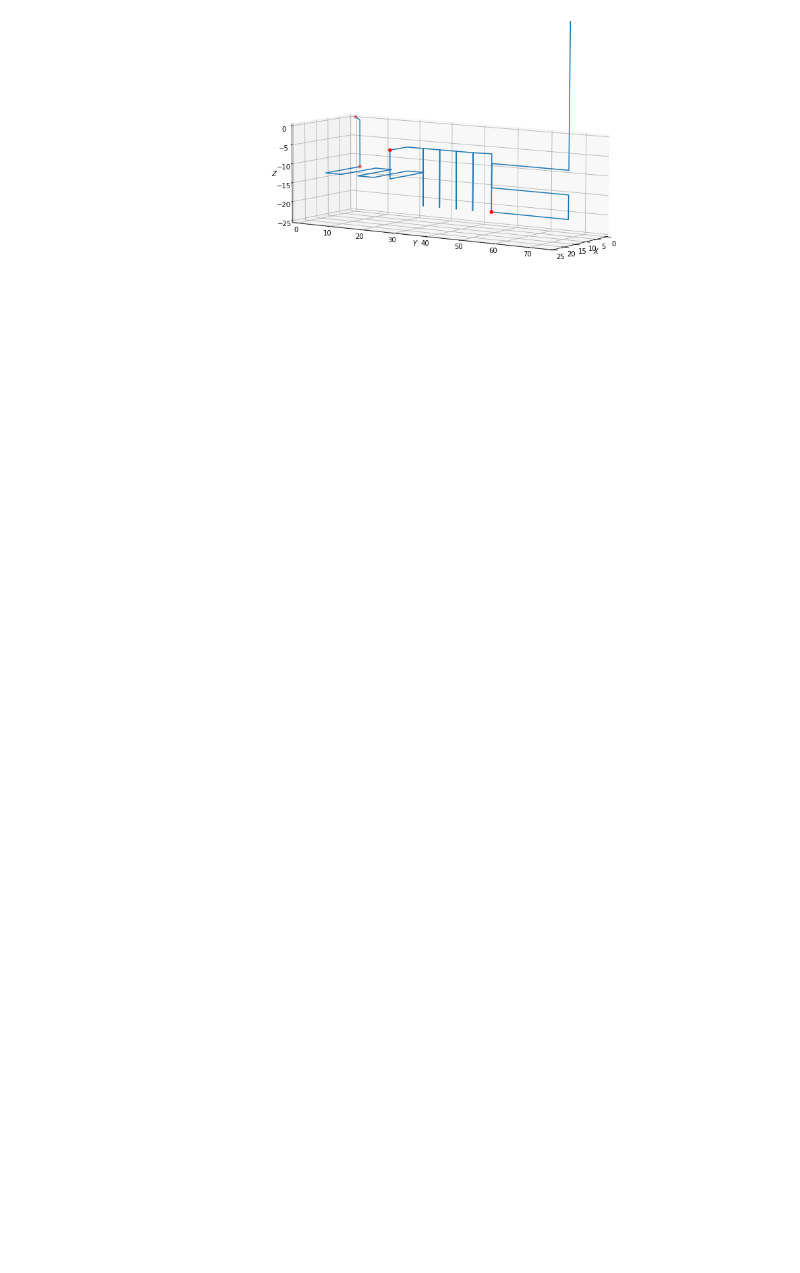
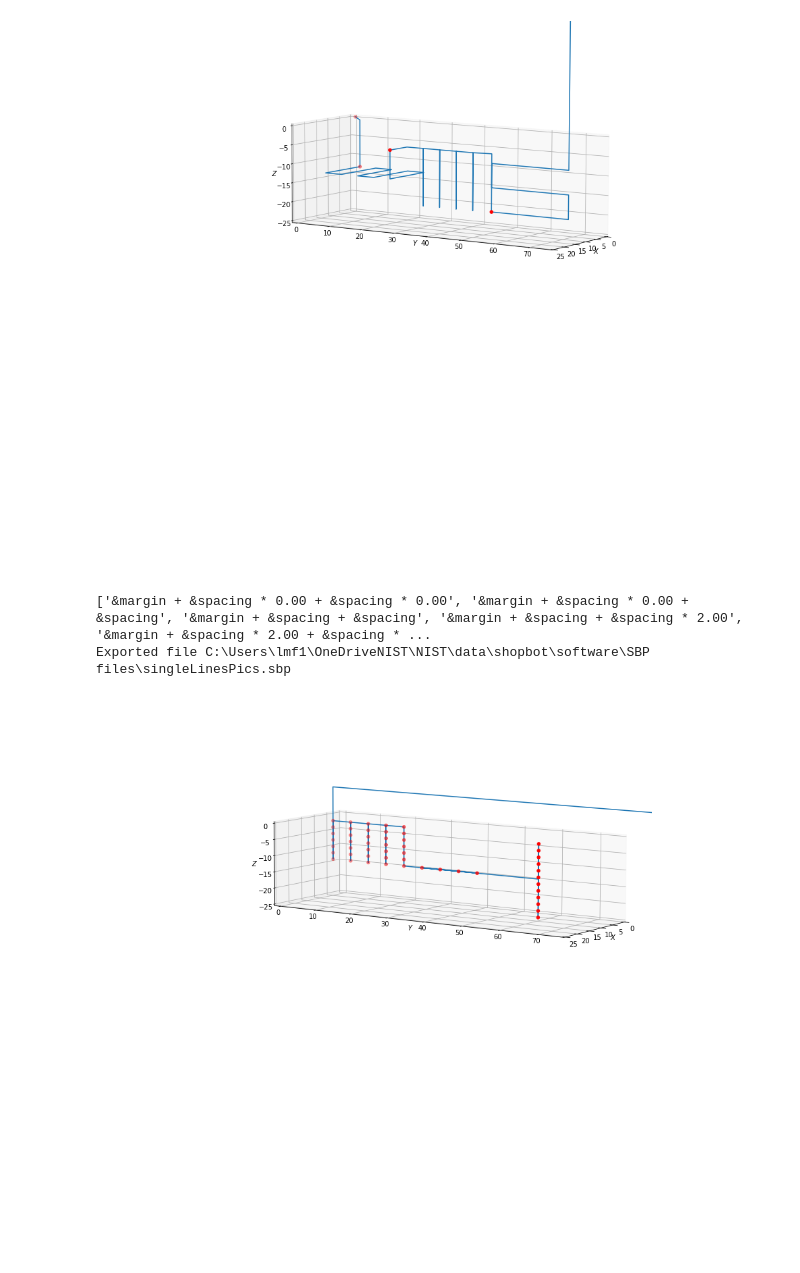
Before and after one commit to usnistgov/ShopbotPyQt, a Jupyter notebook: SBP files/sbpcreator.ipynb, the cells around one changed output. Cells and saved outputs as stored; diff of their text form; code cells hidden in the pictures; blank space fills up the shorter version.

```diff
--- a/SBP files/sbpcreator.ipynb
+++ b/SBP files/sbpcreator.ipynb
@@ -265,3 +265,77 @@ total.export(os.path.join(r'C:\Users\lmf1\OneDriveNIST\NIST\data\shopbot\SBP fil
 # %% [output]
 Exported file C:\Users\lmf1\OneDriveNIST\NIST\data\shopbot\SBP files\singleLines.sbp
 [figure]
+# %%
+total = dv
+
+# # total = total + sc.startingPoint(0,0,0)
+# # total.turnOn(3)
+
+# zz = sc.zigzag(lastPt=total)
+# zz.x0 = '&margin'
+# zz.y0 = '&margin'
+# zz.z0 = '-&slideW/2'
+# zz.spacing1 = '&spacing'
+# zz.spacing2 = '&spacing'
+# zz.updateReps(slideH/2, margin, 1)
+# zz.sbp()
+# # total = total + zz
+
+# xmed = slideW/2
+# v1 = sc.verts(lastPt=total)
+# v1.singleUpDownRow(direc='+y', longlist=['&slideH/3+&margin', '&slideH*2/3'], const=xmed, spacing2='&spacing', spacing1='&spacing')
+# v1.zmax = '-&margin'
+# v1.zmin = '-&slideW+&margin'
+# v1.downdisp = 0
+# v1.sbp()
+# # total = total + v1
+
+# zz4 = sc.zigzag(lastPt = total)
+# zz4.x0 = sc.p(v1.shortlist[0], '-&nd')
+# zz4.y0 = sc.p(v1.longlist[-1], '&spacing')
+# zz4.z0 = '&margin-&slideW'
+# zz4.longdir = '+y'
+# zz4.shortdir = '+z'
+# zz4.spacing1 = '&spacing*1.25'
+# zz4.spacing2 = '&spacing*1.25'
+# zz4.reps=3
+# zz4.width = '&spacing*4.5'
+# zz4.sbp()
+# # total = total + zz4
+
+# # total.turnOff(3)
+
+
+pic = sc.pics(channel=2, wait=5, lastPt=zz4)
+pic.my(sc.mean(zz4.longlist[0], zz4.longlist[-1]))
+for z in np.arange(-24, 0, 2):
+    pic.mz(z)
+    pic.snap()
+pic.mz(sc.mean(v1.zmax, v1.zmin))
+l1 = v1.longlist
+l1.reverse()
+for y in l1:
+    pic.my(y)
+    pic.snap()
+
+# print(pic.convertPts(pic.positions))
+
+yli = zz.shortlist
+yli.reverse()
+for y in yli:
+    pic.my(y)
+    for zadd in range(0, 14, 2):
+        pic.mz(sc.p(zz.z0, zadd))
+        pic.snap()
+total = total+pic
+
+
+
+total.withdraw()
+# print(total.convertFile(['margin', 'slideW', 'spacing', 'slideH']))
+total.plot(ele=10)
+total.export(os.path.join(r'C:\Users\lmf1\OneDriveNIST\NIST\data\shopbot\software\SBP files\singleLinesPics.sbp'), [])
+# %% [output]
+['&margin + &spacing * 0.00 + &spacing * 0.00', '&margin + &spacing * 0.00 + &spacing', '&margin + &spacing + &spacing', '&margin + &spacing + &spacing * 2.00', '&margin + &spacing * 2.00 + &spacing * ...
+Exported file C:\Users\lmf1\OneDriveNIST\NIST\data\shopbot\software\SBP files\singleLinesPics.sbp
+[figure, added]
```
Also changed, not shown: parts of 1 cell of this notebook, 24 other files.
